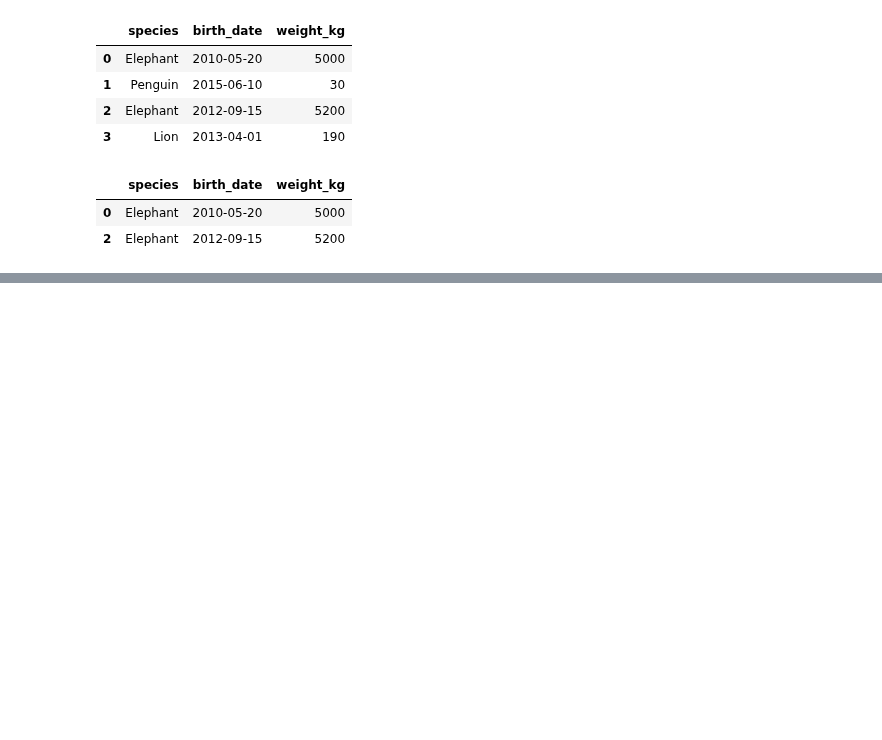
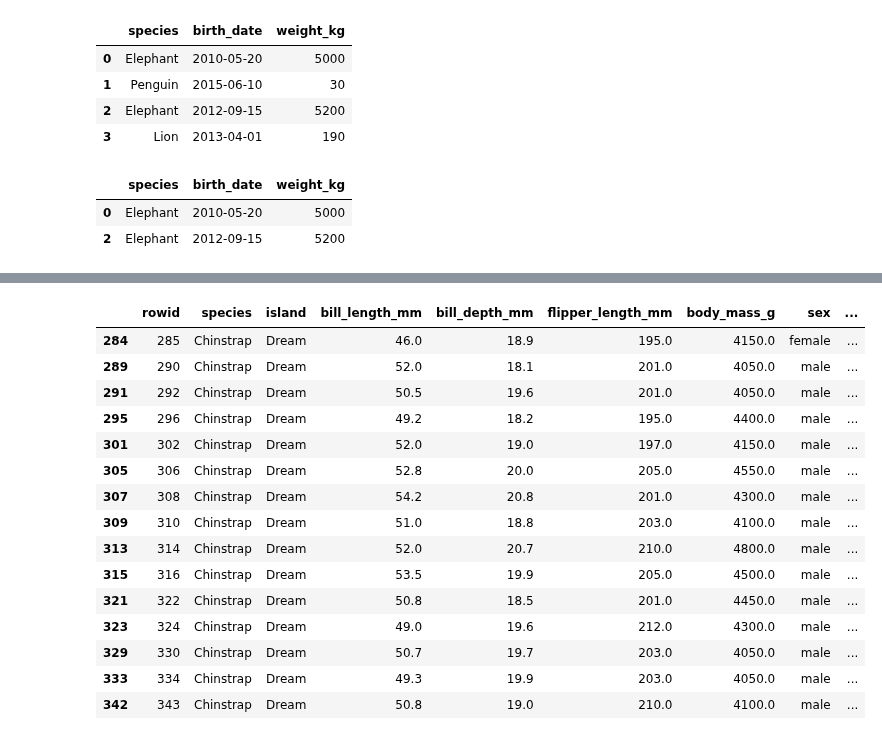
Before and after one commit to Praruj/Pandas_Practise_Portfolio, a Jupyter notebook: Notebooks/Pandas_03_Data_cleaning.ipynb, the cells around one changed output, grey strips where cells are left out. Saved outputs shown, nothing was run; the diff lists cells and outputs as text; code cells hidden in the pictures; blank space fills up the shorter version.

```diff
--- a/Notebooks/Pandas_03_Data_cleaning.ipynb
+++ b/Notebooks/Pandas_03_Data_cleaning.ipynb
@@ -381,0 +442,21 @@ elephants
+# %%
+# Filtering: Multiple conditions using boolean and , or\
+heavy_chinstrap=penguins_data[(penguins_data["species"]=="Chinstrap") & (penguins_data["body_mass_g"]>4000)]
+heavy_chinstrap
+# %% [output]
+|  | rowid | species | island | bill_length_mm | bill_depth_mm | flipper_length_mm | body_mass_g | sex | ... |
+| 284 | 285 | Chinstrap | Dream | 46.0 | 18.9 | 195.0 | 4150.0 | female | ... |
+| 289 | 290 | Chinstrap | Dream | 52.0 | 18.1 | 201.0 | 4050.0 | male | ... |
+| 291 | 292 | Chinstrap | Dream | 50.5 | 19.6 | 201.0 | 4050.0 | male | ... |
+| 295 | 296 | Chinstrap | Dream | 49.2 | 18.2 | 195.0 | 4400.0 | male | ... |
+| 301 | 302 | Chinstrap | Dream | 52.0 | 19.0 | 197.0 | 4150.0 | male | ... |
+| 305 | 306 | Chinstrap | Dream | 52.8 | 20.0 | 205.0 | 4550.0 | male | ... |
+| 307 | 308 | Chinstrap | Dream | 54.2 | 20.8 | 201.0 | 4300.0 | male | ... |
+| 309 | 310 | Chinstrap | Dream | 51.0 | 18.8 | 203.0 | 4100.0 | male | ... |
+| 313 | 314 | Chinstrap | Dream | 52.0 | 20.7 | 210.0 | 4800.0 | male | ... |
+| 315 | 316 | Chinstrap | Dream | 53.5 | 19.9 | 205.0 | 4500.0 | male | ... |
+| 321 | 322 | Chinstrap | Dream | 50.8 | 18.5 | 201.0 | 4450.0 | male | ... |
+| 323 | 324 | Chinstrap | Dream | 49.0 | 19.6 | 212.0 | 4300.0 | male | ... |
+| 329 | 330 | Chinstrap | Dream | 50.7 | 19.7 | 203.0 | 4050.0 | male | ... |
+| 333 | 334 | Chinstrap | Dream | 49.3 | 19.9 | 203.0 | 4050.0 | male | ... |
+| 342 | 343 | Chinstrap | Dream | 50.8 | 19.0 | 210.0 | 4100.0 | male | ... |
```
Also changed, not shown: parts of 7 cells of this notebook, 1 other file.
